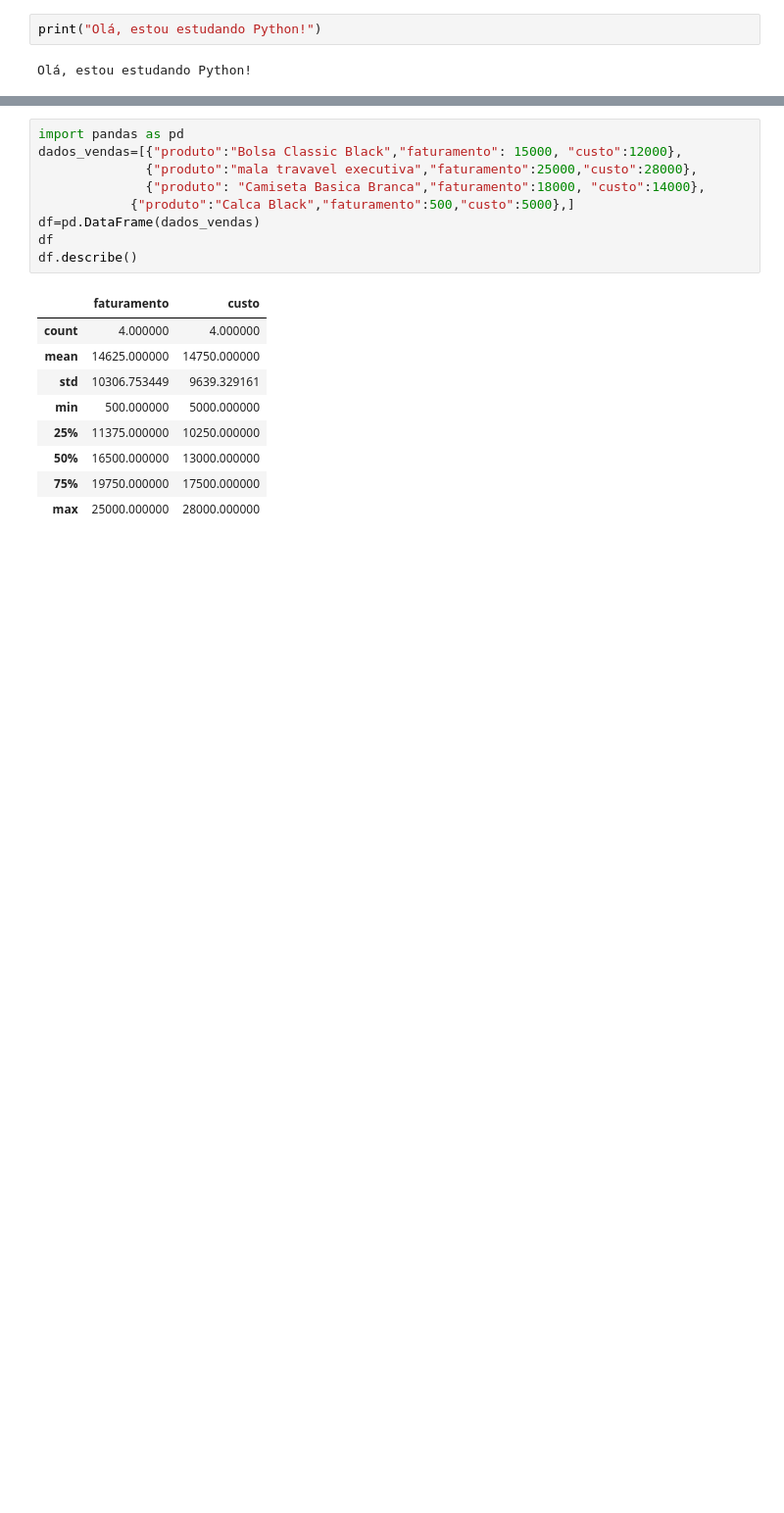
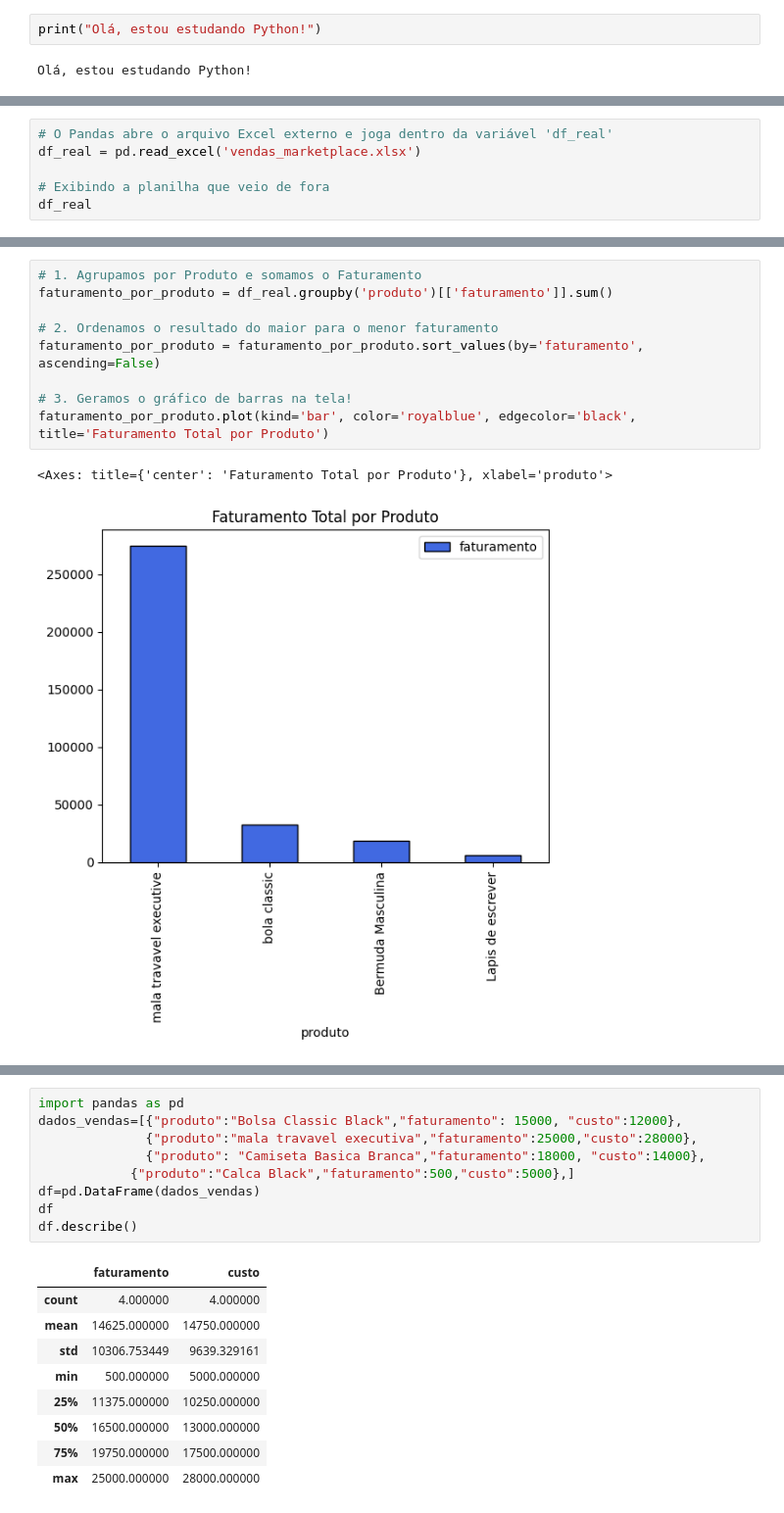
Before and after one commit to custodiopm/Estudo-Python, a Jupyter notebook: getting_started_with_google_colab_ai.ipynb, the cells around one changed output, grey strips where cells are left out. Shown at 98% size. Saved outputs shown, nothing was run; the diff lists cells and outputs as text; blank space fills up the shorter version.

```diff
--- a/getting_started_with_google_colab_ai.ipynb
+++ b/getting_started_with_google_colab_ai.ipynb
@@ -6,0 +19,6 @@ Olá, estou estudando Python!
+# %%
+# O Pandas abre o arquivo Excel externo e joga dentro da variável 'df_real'
+df_real = pd.read_excel('vendas_marketplace.xlsx')
+
+# Exibindo a planilha que veio de fora
+df_real
@@ -6,0 +35,12 @@ Olá, estou estudando Python!
+# %%
+# 1. Agrupamos por Produto e somamos o Faturamento
+faturamento_por_produto = df_real.groupby('produto')[['faturamento']].sum()
+
+# 2. Ordenamos o resultado do maior para o menor faturamento
+faturamento_por_produto = faturamento_por_produto.sort_values(by='faturamento', ascending=False)
+
+# 3. Geramos o gráfico de barras na tela!
+faturamento_por_produto.plot(kind='bar', color='royalblue', edgecolor='black', title='Faturamento Total por Produto')
+# %% [output]
+<Axes: title={'center': 'Faturamento Total por Produto'}, xlabel='produto'>
+[figure, added]
```
Also changed, not shown: parts of 6 cells of this notebook.
